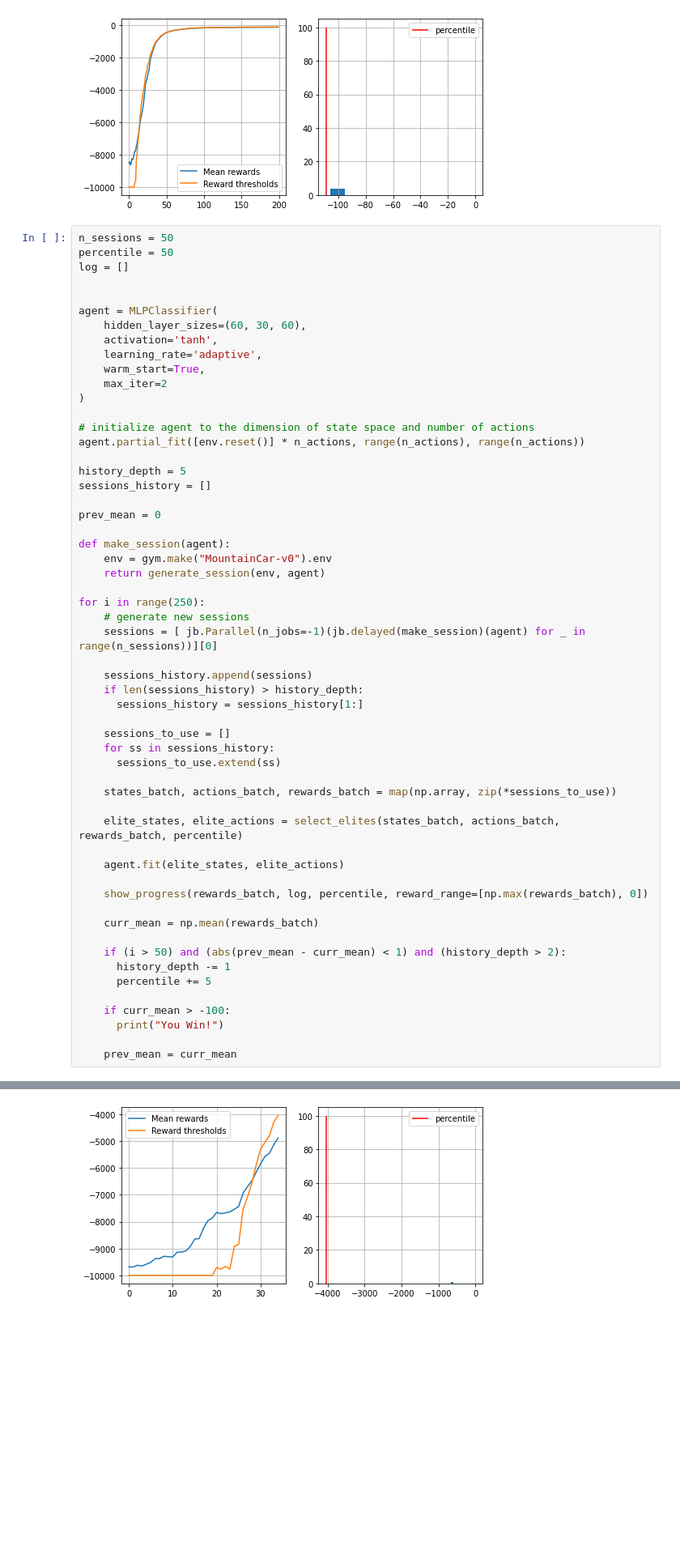
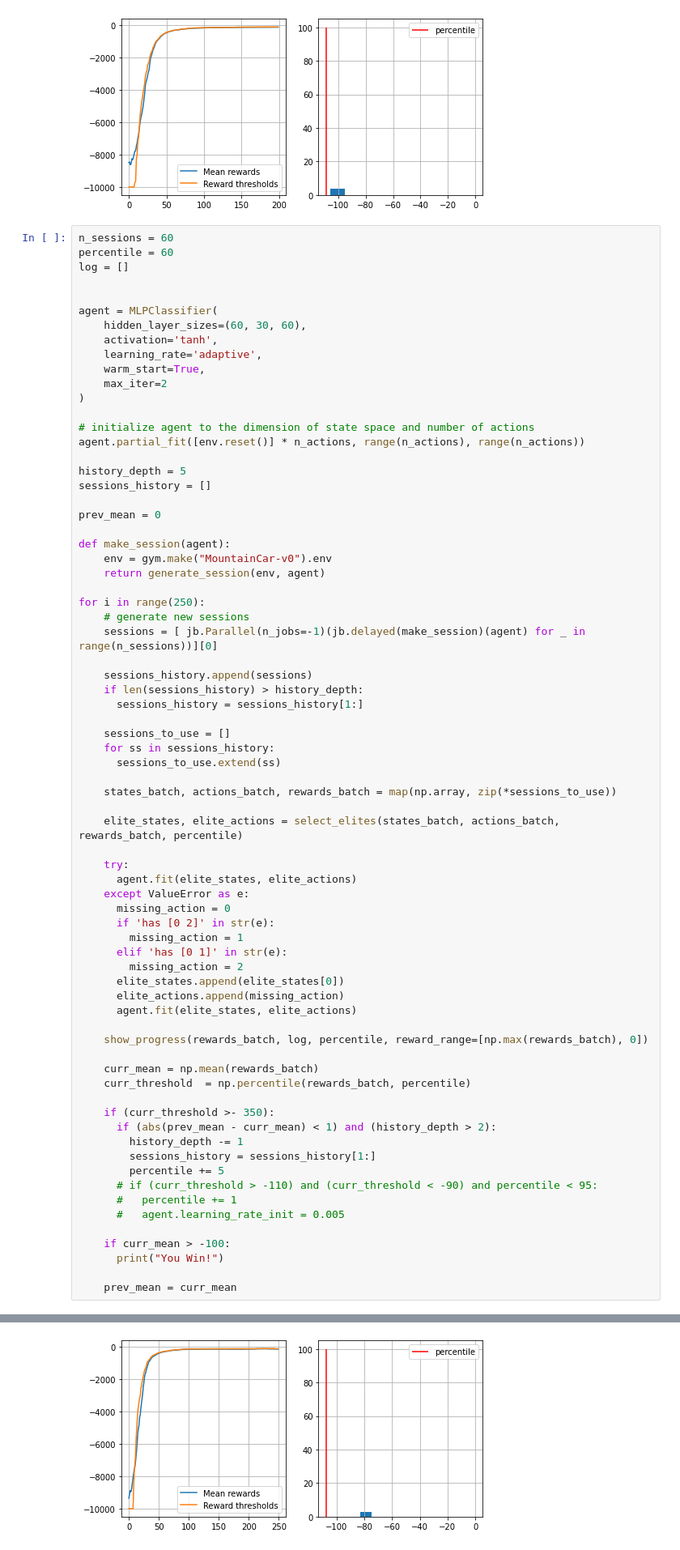
Before and after one commit to lwahomura/RL, a Jupyter notebook: deep_crossentropy_method.ipynb, the cells around one changed output, grey strips where cells are left out. Shown at 81% size. Drawn from its saved outputs; the diff is of its cells as text; blank space fills up the shorter version.

```diff
--- a/deep_crossentropy_method.ipynb
+++ b/deep_crossentropy_method.ipynb
@@ -678,8 +678,8 @@ for i in range(200):
 mean reward = -126.832, threshold=-109.000
 [figure]
 # %%
-n_sessions = 50
-percentile = 50
+n_sessions = 60
+percentile = 60
 log = []
 
 
@@ -719,15 +719,31 @@ for i in range(250):
 
     elite_states, elite_actions = select_elites(states_batch, actions_batch, rewards_batch, percentile)
 
-    agent.fit(elite_states, elite_actions)
+    try:
+      agent.fit(elite_states, elite_actions)
+    except ValueError as e:
+      missing_action = 0
+      if 'has [0 2]' in str(e):
+        missing_action = 1
+      elif 'has [0 1]' in str(e):
+        missing_action = 2
+      elite_states.append(elite_states[0])
+      elite_actions.append(missing_action)
+      agent.fit(elite_states, elite_actions)
 
     show_progress(rewards_batch, log, percentile, reward_range=[np.max(rewards_batch), 0])
 
     curr_mean = np.mean(rewards_batch)
+    curr_threshold  = np.percentile(rewards_batch, percentile)
 
-    if (i > 50) and (abs(prev_mean - curr_mean) < 1) and (history_depth > 2):
-      history_depth -= 1
-      percentile += 5
+    if (curr_threshold >- 350):
+      if (abs(prev_mean - curr_mean) < 1) and (history_depth > 2):
+        history_depth -= 1
+        sessions_history = sessions_history[1:]
+        percentile += 5
+      # if (curr_threshold > -110) and (curr_threshold < -90) and percentile < 95:
+      #   percentile += 1
+      #   agent.learning_rate_init = 0.005
 
     if curr_mean > -100:
       print("You Win!")
@@ -738 +754 @@ mean reward = -4884.252, threshold=-4045.500
-[figure, old version]
+[figure, new version]
```
Also changed, not shown: parts of 5 cells of this notebook.
